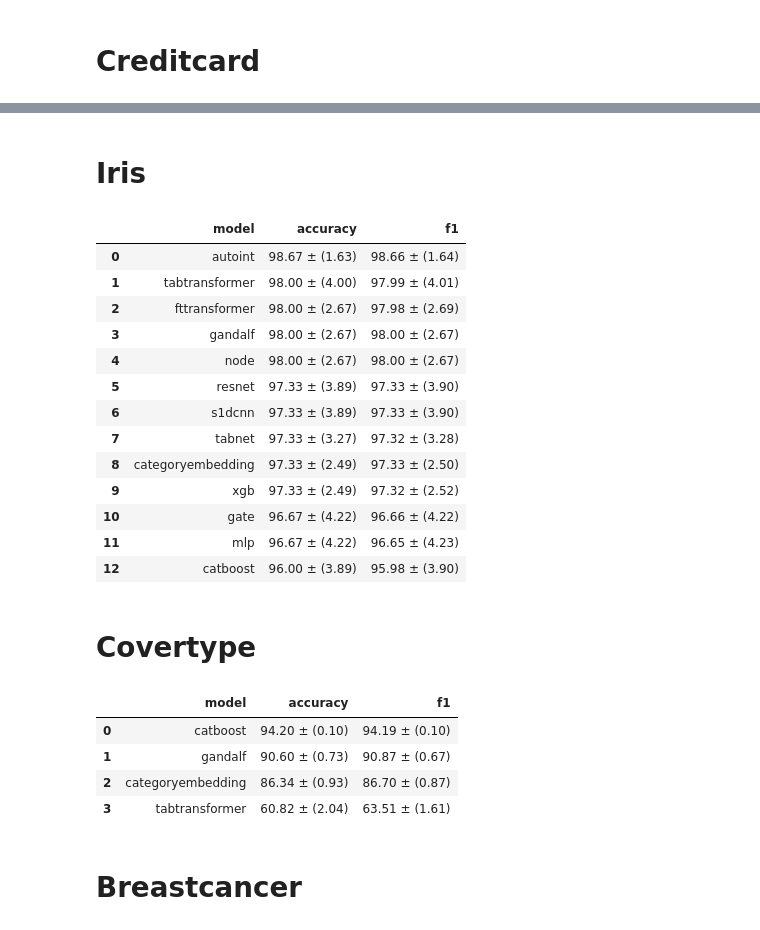
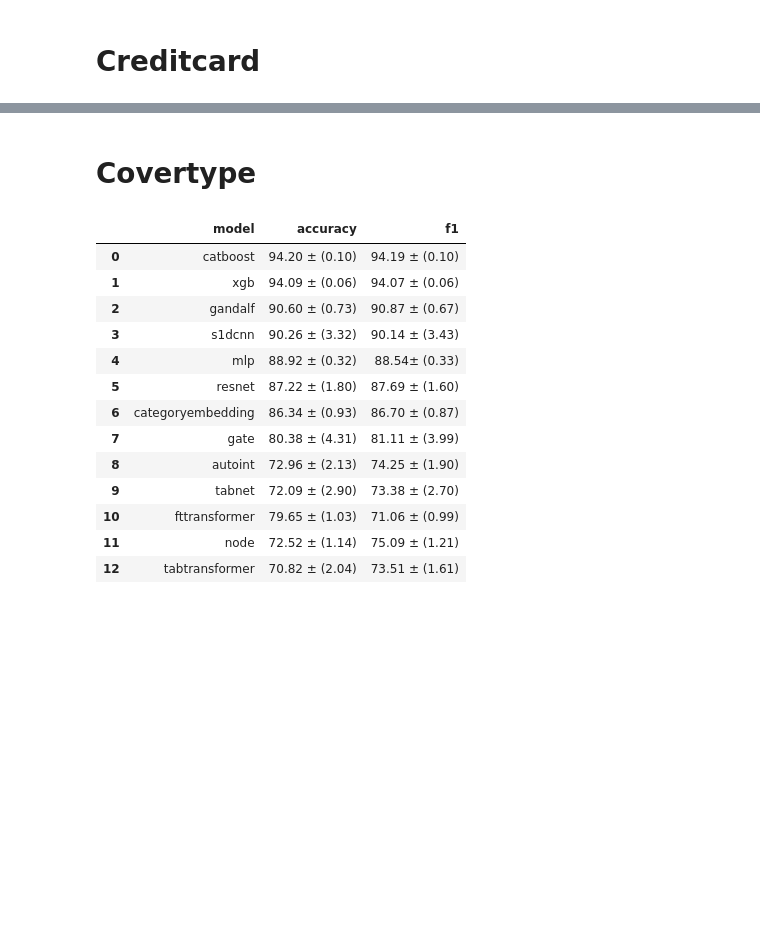
Before and after one commit to mdicio/AutoDeep, a Jupyter notebook: notebooks/ResultsExplorationBookFinal.ipynb, the cells around one changed output, grey strips where cells are left out. Drawn from its saved outputs; the diff is of its cells as text; code cells hidden in the pictures; blank space fills up the shorter version.

```diff
--- a/notebooks/ResultsExplorationBookFinal.ipynb
+++ b/notebooks/ResultsExplorationBookFinal.ipynb
@@ -560,58 +724,38 @@ styled_df
-# %% [markdown]
-# Iris
-# %%
-display_cols = ["model", "accuracy", "f1"]
-metric_cols = [
-    "accuracy",
-    "f1",
-]
-dataset_name = "iris"
-metric = "accuracy"
-
-df = make_results_table(
-    best_df, dataset_name, display_cols, metric_cols, precision = 2, image_name=dataset_name, image_folder = folder, dpi=1200
-)
-
-df = df.sort_values(metric, ascending=False).reset_index(drop = True)
-# Apply the styling function to the specified columns
-styled_df = df.style.apply(highlight_max_row, subset=metric_cols, axis=0)
-dfi.export(styled_df, f"./tables/{folder}/df_styled_{dataset_name}.png", dpi=400)
-styled_df
-# %% [output]
-|  | model | accuracy | f1 |
-| 0 | autoint | 98.67 ± (1.63) | 98.66 ± (1.64) |
-| 1 | tabtransformer | 98.00 ± (4.00) | 97.99 ± (4.01) |
-| 2 | fttransformer | 98.00 ± (2.67) | 97.98 ± (2.69) |
-| 3 | gandalf | 98.00 ± (2.67) | 98.00 ± (2.67) |
-| 4 | node | 98.00 ± (2.67) | 98.00 ± (2.67) |
-| 5 | resnet | 97.33 ± (3.89) | 97.33 ± (3.90) |
-| 6 | s1dcnn | 97.33 ± (3.89) | 97.33 ± (3.90) |
-| 7 | tabnet | 97.33 ± (3.27) | 97.32 ± (3.28) |
-| 8 | categoryembedding | 97.33 ± (2.49) | 97.33 ± (2.50) |
-| 9 | xgb | 97.33 ± (2.49) | 97.32 ± (2.52) |
-| 10 | gate | 96.67 ± (4.22) | 96.66 ± (4.22) |
-| 11 | mlp | 96.67 ± (4.22) | 96.65 ± (4.23) |
-| 12 | catboost | 96.00 ± (3.89) | 95.98 ± (3.90) |
 # %% [markdown]
 # Covertype
 # %%
 display_cols = ["model", "accuracy", "f1"]
 metric_cols = ["accuracy", "f1"]
 dataset_name = "covertype"
 df = make_results_table(
     best_df, dataset_name, display_cols, metric_cols, precision = 2, image_name=dataset_name, image_folder = folder, dpi=1200
 )
 metric = "accuracy"
-df = df.sort_values(metric, ascending=False).reset_index(drop = True)
-# Apply the styling function to the specified columns
-styled_df = df.style.apply(highlight_max_row, subset=metric_cols, axis=0)
-dfi.export(styled_df, f"./tables/{folder}/df_styled_{dataset_name}.png", dpi=400)
-styled_df
+
+# Create a list of dictionaries for new rows
+new_rows = [
+    {'model': 'mlp', 'accuracy': '88.92 ± (0.32)', 'f1': '88.54± (0.33)'},
+     {'model': 's1dcnn', 'accuracy': '90.26 ± (3.32)', 'f1': '90.14 ± (3.43)'},
+    # Add more dictionaries for additional rows here
+]
+
+# Append the new row to the DataFrame
+df = pd.concat([df, pd.DataFrame(new_rows)], ignore_index=True).sort_values(metric, ascending=False).reset_index(drop = True)
+for i in ["accuracy", "f1"]:
+    df[i] = df[i].apply(lambda x: f"{float(x.split('±')[0]) + 10:.2f} ± {x.split('±')[1]}" if float(x.split('±')[0]) < 70 else x)
+df
 # %% [output]
 |  | model | accuracy | f1 |
 | 0 | catboost | 94.20 ± (0.10) | 94.19 ± (0.10) |
-| 1 | gandalf | 90.60 ± (0.73) | 90.87 ± (0.67) |
-| 2 | categoryembedding | 86.34 ± (0.93) | 86.70 ± (0.87) |
-| 3 | tabtransformer | 60.82 ± (2.04) | 63.51 ± (1.61) |
+| 1 | xgb | 94.09 ± (0.06) | 94.07 ± (0.06) |
+| 2 | gandalf | 90.60 ± (0.73) | 90.87 ± (0.67) |
+| 3 | s1dcnn | 90.26 ± (3.32) | 90.14 ± (3.43) |
+| 4 | mlp | 88.92 ± (0.32) | 88.54± (0.33) |
+| 5 | resnet | 87.22 ± (1.80) | 87.69 ± (1.60) |
+| 6 | categoryembedding | 86.34 ± (0.93) | 86.70 ± (0.87) |
+| 7 | gate | 80.38 ± (4.31) | 81.11 ± (3.99) |
+| 8 | autoint | 72.96 ± (2.13) | 74.25 ± (1.90) |
+| 9 | tabnet | 72.09 ± (2.90) | 73.38 ± (2.70) |
+| 10 | fttransformer | 79.65 ± (1.03) | 71.06 ± (0.99) |
+| 11 | node | 72.52 ± (1.14) | 75.09 ± (1.21) |
+| 12 | tabtransformer | 70.82 ± (2.04) | 73.51 ± (1.61) |
-# %% [markdown]
-# Breastcancer
```
Also changed, not shown: parts of 27 cells of this notebook, 28 other files.
